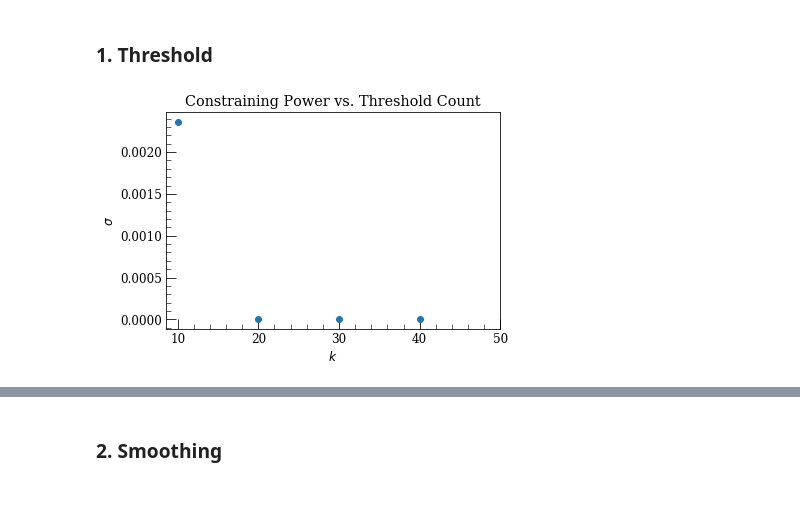
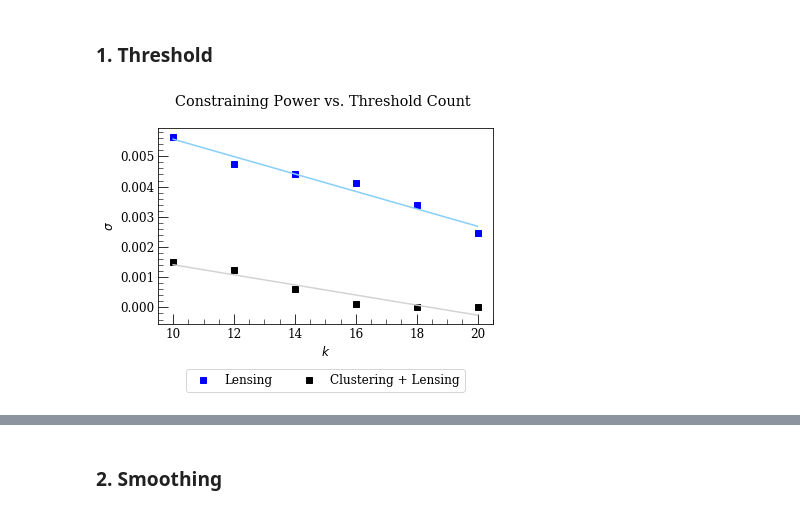
Before and after one commit to joezuntz/mink2, a Jupyter notebook: Test_Plots.ipynb, the cells around one changed output, grey strips where cells are left out. Drawn from its saved outputs; the diff is of its cells as text; code cells hidden in the pictures.

```diff
--- a/Test_Plots.ipynb
+++ b/Test_Plots.ipynb
@@ -28,30 +30,41 @@ cov_path = os.path.join(output_path, 'cov_fix')
 # %% [markdown]
 ### 1. Threshold
 # %%
-'''t = np.linspace(10,50,5,dtype=int)
-t_output = np.loadtxt(os.path.join(output_path, 'threshold_vs_constraints.out'))
+# one map
+nside = 256
+N = 12*nside*nside
+smoothing = 20
+thr_ct=10
+t = [10,12,14,16,18,20]
 
-plt.plot(t,t_output,'o')
-plt.xlabel('Threshold')
-plt.ylabel('Constraining Power')
-'''
-
-
-t_array = np.linspace(10,50,5,dtype=int)
-nside = 256
-smoothing = 20
-cp1 = np.zeros(len(t_array))
-
-#for i in smoothing_array:
-for i,thr_ct in enumerate(t_array):
-    sub_path = os.path.join(parent_path, f't{thr_ct}_n{nside}_s{smoothing}')
-    output = np.loadtxt(os.path.join(sub_path, 'c.out'))
-    cp1[i] = output[3]
-
-plt.plot(t_array,cp1,'o')
-plt.xlabel('$k$')
-plt.xticks(t_array)
-plt.ylabel('$\sigma$')
-plt.title('Constraining Power vs. Threshold Count');
+def load_t(path,t):
+    cp1 = np.zeros(len(t))
+    for i,thr_ct in enumerate(t):
+        sub_path = os.path.join(path, f't{thr_ct}_n{nside}_s{smoothing}')
+        output = np.loadtxt(os.path.join(sub_path, 'c.out'))
+        cp1[i] = output[3]
+    return cp1
-# %% [output]
-[figure, removed]
+# %%
+x = np.array(t)
+y1 = load_t(onemap_path,t)
+y2 = load_t(cov_path,t)
+
+m1, b1 = np.polyfit(x, y1, 1)
+m2, b2 = np.polyfit(x, y2, 1)
+
+fig = plt.figure()
+ax = plt.subplot(111)
+
+ax.plot(x,y1,'s',color='blue',label='Lensing')
+ax.plot(x, m1*x + b1, color='lightskyblue')
+ax.plot(x,y2,'s',color='black',label='Clustering + Lensing')
+ax.plot(x, m2*x + b2,color='lightgrey')
+ax.set_xlabel('$k$')
+ax.set_ylabel('$\sigma$')
+ax.set_title('Constraining Power vs. Threshold Count \n')
+box = ax.get_position()
+ax.set_position([box.x0, box.y0 + box.height * 0.1,box.width, box.height * 0.9])
+ax.legend(loc='upper center', bbox_to_anchor=(0.5, -0.2), fancybox=True, shadow=False, ncol=5)
+plt.show()
+# %% [output]
+[figure, added]
```
Also changed, not shown: parts of 18 cells of this notebook.
